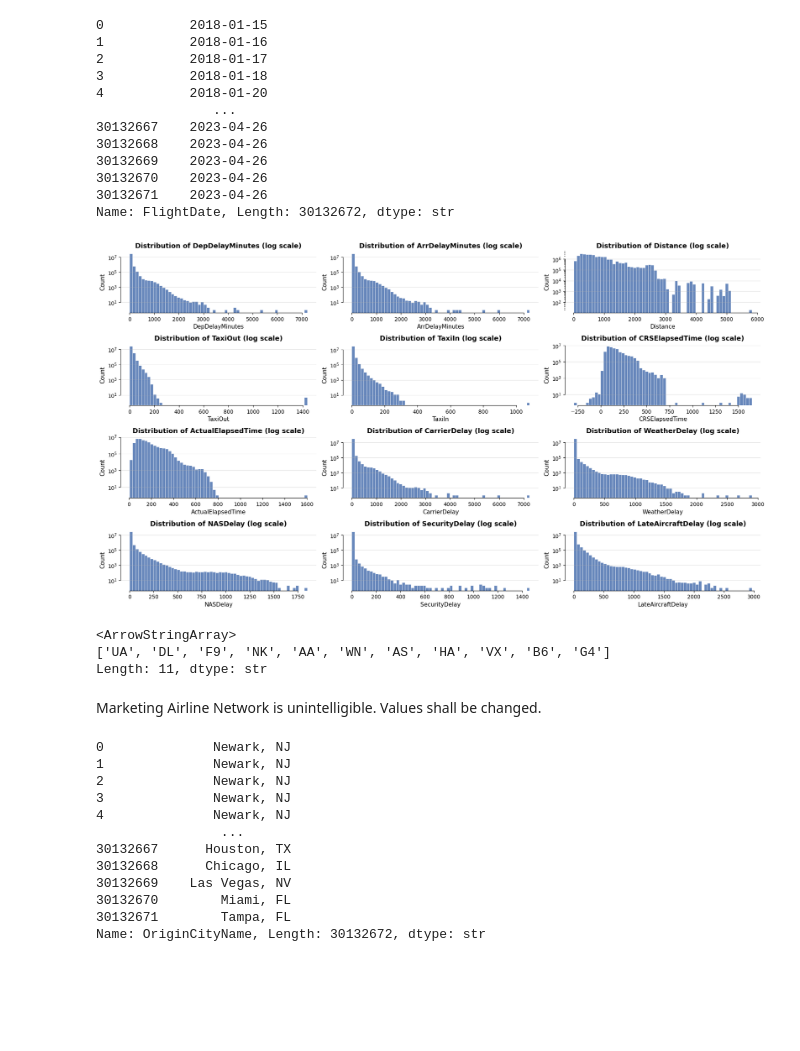
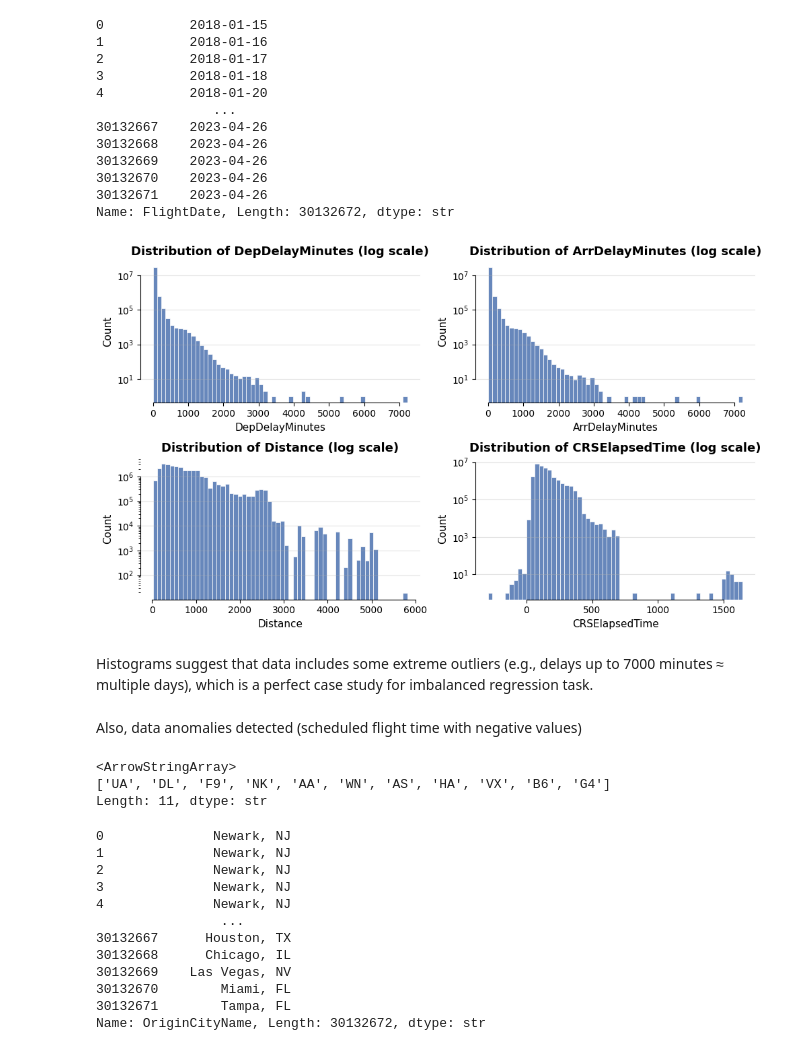
Before and after one commit to RoagieHoagie/FlightDelayImbalancedRegression, a Jupyter notebook: main.ipynb, the cells around one changed output. Saved outputs shown, nothing was run; the diff lists cells and outputs as text; code cells hidden in the pictures; blank space fills up the shorter version.

Commit message:
Date cyclic encoding, Target var definition, Relevance func chosen, camelCase, furious droppings and timeZones

```diff
--- a/main.ipynb
+++ b/main.ipynb
@@ -77,7 +77,7 @@ def plot_histogram_grid(
     ncols: int = 3,
     bins: int = 50,
     log_scale: bool = False,
-    figsize: tuple[int, int] = (15, 10)
+    figsize: tuple[int, int] = (10, 6)
 ) -> None:
     ncols = max(1, ncols)
     nrows = (len(columns) + ncols - 1) // ncols
@@ -89,47 +89,47 @@ def plot_histogram_grid(
             givenDataFrame[col].dropna(),
             bins=bins,
             kde=False,
             color="#4C72B0",
             edgecolor="white",
             linewidth=0.5,
             alpha=0.85,
             ax=ax
         )
         ax.set_title(f"Distribution of {col}", fontsize=13, weight="bold")
         ax.set_xlabel(col, fontsize=11)
         ax.set_ylabel("Count", fontsize=11)
         if log_scale:
             ax.set_yscale("log")
             ax.set_title(f"Distribution of {col} (log scale)", fontsize=13, weight="bold")
         ax.grid(axis="y", alpha=0.35)
 
     for empty_ax in axes[len(columns):]:
         empty_ax.axis("off")
 
     sns.despine(trim=True)
     plt.tight_layout()
     plt.show()
 
 plot_histogram_grid(
     df,
-    columns=["DepDelayMinutes", "ArrDelayMinutes", "Distance",
-             "TaxiOut", "TaxiIn", "CRSElapsedTime" ,"ActualElapsedTime", "CarrierDelay", "WeatherDelay",
-             "NASDelay", "SecurityDelay", "LateAircraftDelay"],
-    ncols=3,
+    columns=["DepDelayMinutes", "ArrDelayMinutes", "Distance", "CRSElapsedTime"],
+    ncols=2,
     bins=60,
     log_scale=True,
-    figsize=(18, 10)
+    figsize=(10, 6)
 )
 # %% [output]
-[figure, old version]
+[figure, new version]
+# %% [markdown]
+Histograms suggest that data includes some extreme outliers (e.g., delays up to 7000 minutes ≈ multiple days), which is a perfect case study for imbalanced regression task.
+# %% [markdown]
+Also, data anomalies detected (scheduled flight time with negative values)
 # %%
 df['Marketing_Airline_Network'].unique()
 # %% [output]
 <ArrowStringArray>
 ['UA', 'DL', 'F9', 'NK', 'AA', 'WN', 'AS', 'HA', 'VX', 'B6', 'G4']
 Length: 11, dtype: str
-# %% [markdown]
-Marketing Airline Network is unintelligible. Values shall be changed.
 # %%
 df['OriginCityName']
 # %% [output]
```
Also changed, not shown: parts of 44 cells of this notebook, 1 other file.
